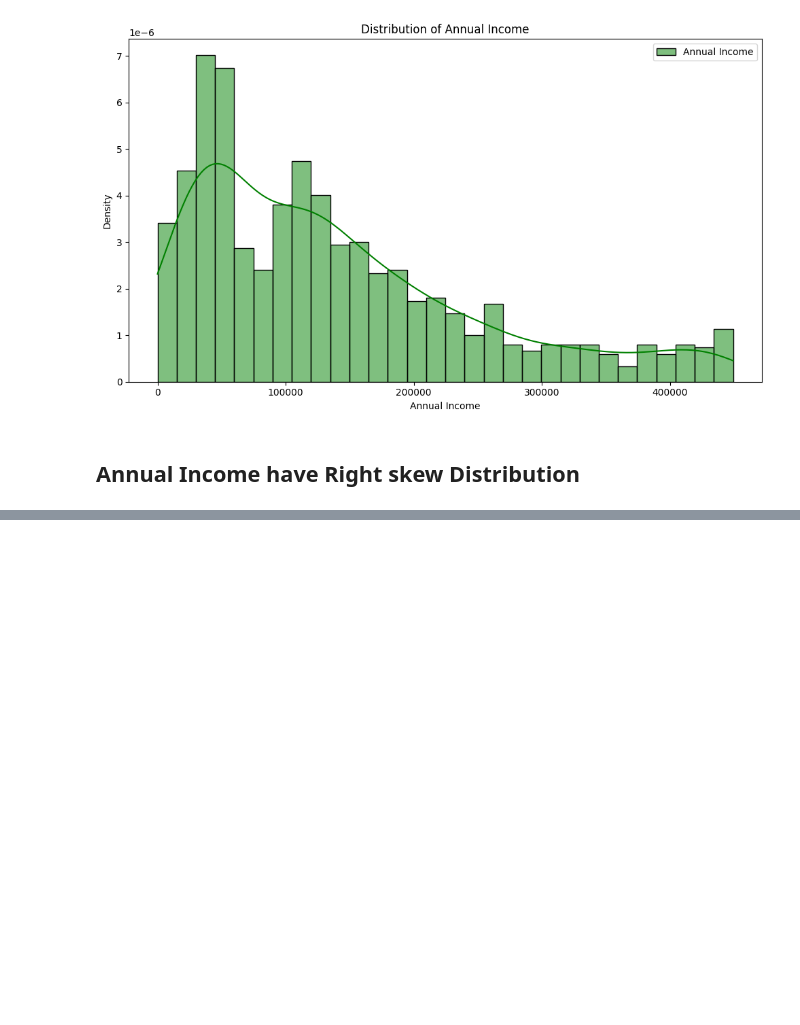
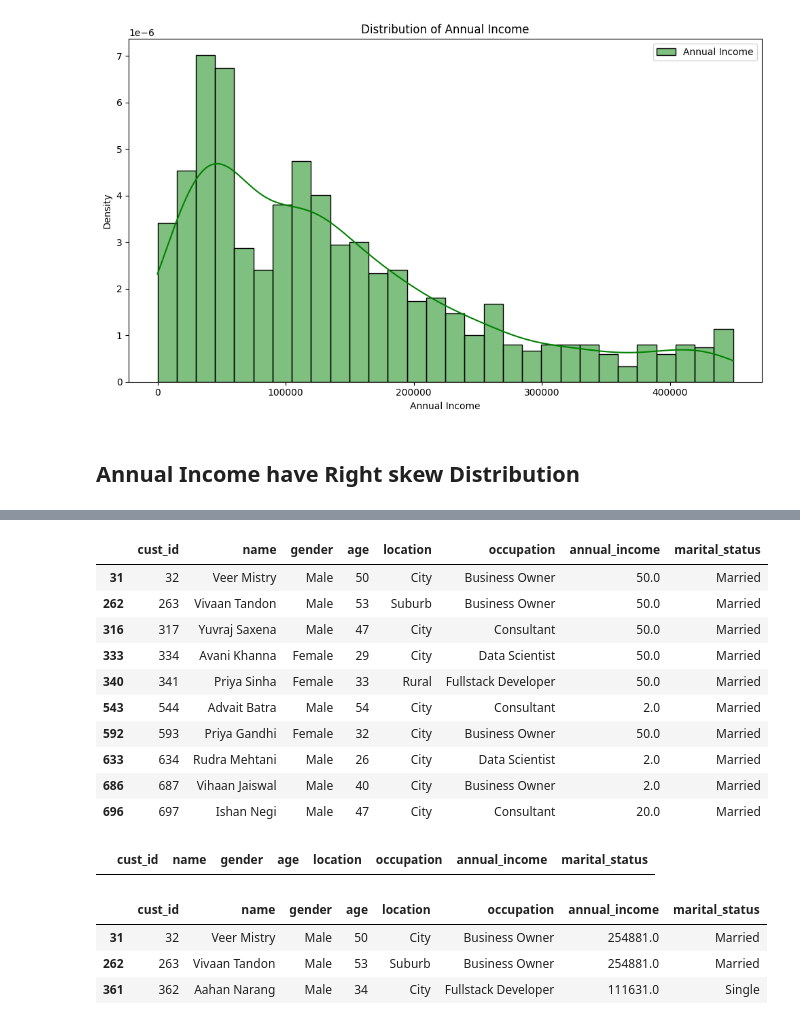
Before and after one commit to ashishjadhav123/Math-and-Statistics-DS, a Jupyter notebook: Project/Phase 1 - Find Target Market/Phase1_AtliQo_Bank.ipynb, the cells around one changed output, grey strips where cells are left out. Drawn from its saved outputs; the diff is of its cells as text; code cells hidden in the pictures; blank space fills up the shorter version.

Commit message:
Data cleaning Handle Outlier 13-07-2025

```diff
--- a/Project/Phase 1 - Find Target Market/Phase1_AtliQo_Bank.ipynb
+++ b/Project/Phase 1 - Find Target Market/Phase1_AtliQo_Bank.ipynb
@@ -181,0 +196,14 @@ plt.show()
+# %%
+df_customer[df_customer['annual_income'] < 100]
+# %% [output]
+|  | cust_id | name | gender | age | location | occupation | annual_income | marital_status |
+| 31 | 32 | Veer Mistry | Male | 50 | City | Business Owner | 50.0 | Married |
+| 262 | 263 | Vivaan Tandon | Male | 53 | Suburb | Business Owner | 50.0 | Married |
+| 316 | 317 | Yuvraj Saxena | Male | 47 | City | Consultant | 50.0 | Married |
+| 333 | 334 | Avani Khanna | Female | 29 | City | Data Scientist | 50.0 | Married |
+| 340 | 341 | Priya Sinha | Female | 33 | Rural | Fullstack Developer | 50.0 | Married |
+| 543 | 544 | Advait Batra | Male | 54 | City | Consultant | 2.0 | Married |
+| 592 | 593 | Priya Gandhi | Female | 32 | City | Business Owner | 50.0 | Married |
+| 633 | 634 | Rudra Mehtani | Male | 26 | City | Data Scientist | 2.0 | Married |
+| 686 | 687 | Vihaan Jaiswal | Male | 40 | City | Business Owner | 2.0 | Married |
+| 696 | 697 | Ishan Negi | Male | 47 | City | Consultant | 20.0 | Married |
@@ -181,0 +215,11 @@ plt.show()
+# %%
+df_customer[df_customer['annual_income'] < 100]
+# %% [output]
+|  | cust_id | name | gender | age | location | occupation | annual_income | marital_status |
+# %%
+df_customer.iloc[[31, 262, 361]]
+# %% [output]
+|  | cust_id | name | gender | age | location | occupation | annual_income | marital_status |
+| 31 | 32 | Veer Mistry | Male | 50 | City | Business Owner | 254881.0 | Married |
+| 262 | 263 | Vivaan Tandon | Male | 53 | Suburb | Business Owner | 254881.0 | Married |
+| 361 | 362 | Aahan Narang | Male | 34 | City | Fullstack Developer | 111631.0 | Single |
```
Also changed, not shown: parts of 3 cells of this notebook.
